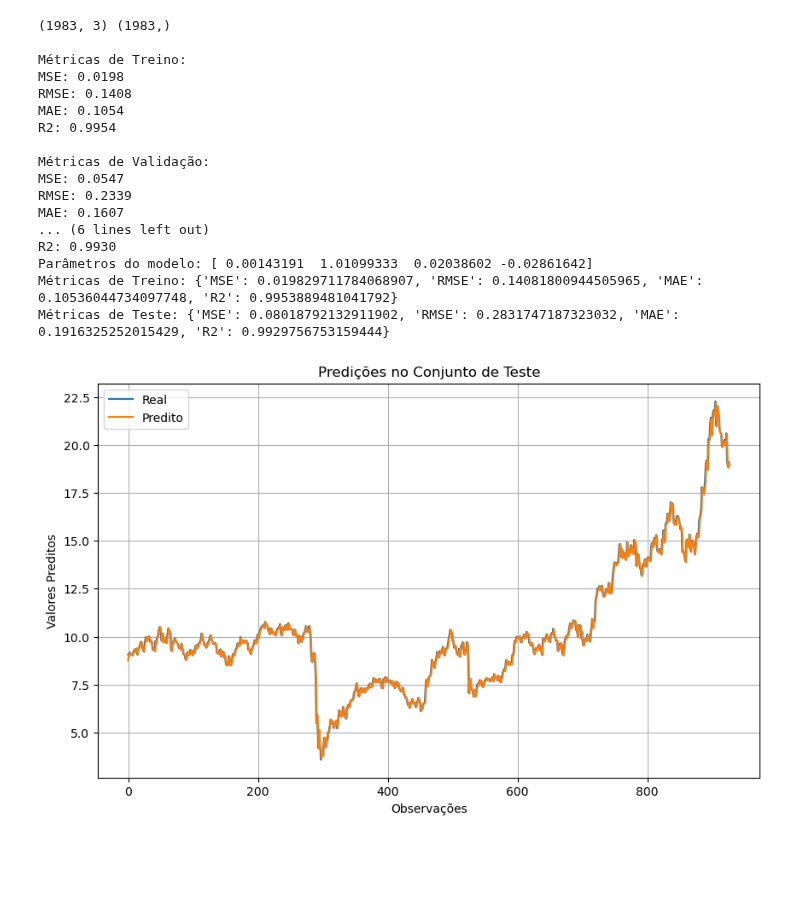
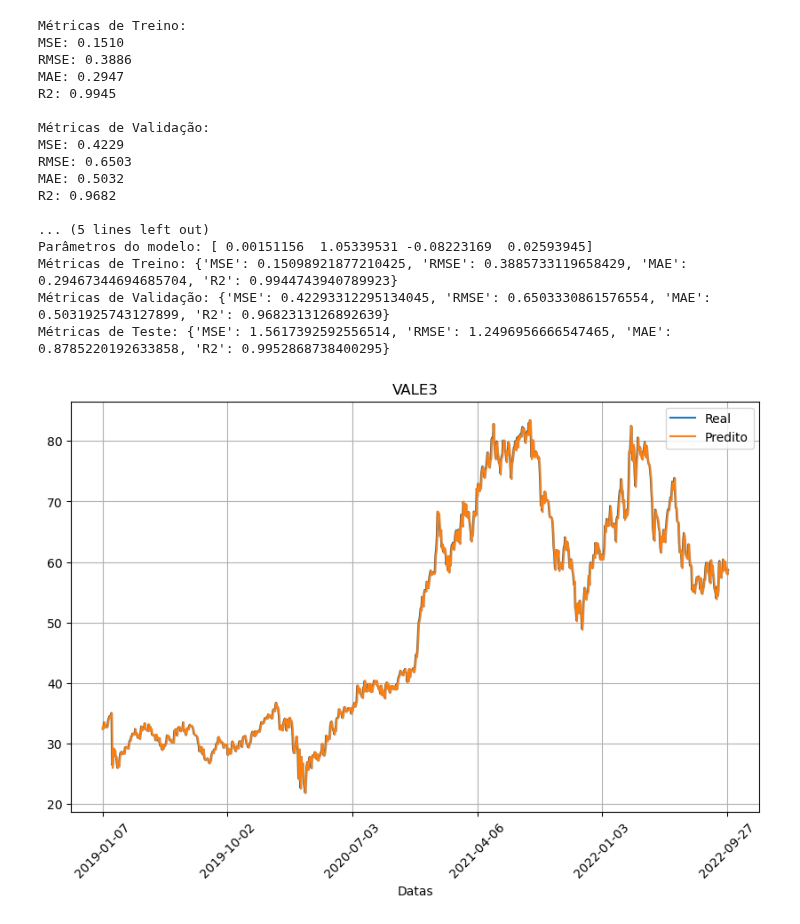
Before and after one commit to diogobrasil/analises-tcc-cripto, a Jupyter notebook: main/notebooks/linear_regression_analysis/linear_regression_analysis.ipynb, the cells around one changed output. Saved outputs shown, nothing was run; the diff lists cells and outputs as text; code cells hidden in the pictures; blank space fills up the shorter version.

Commit message:
Add date to x-axis in prediction vs. actual value graph

```diff
--- a/main/notebooks/linear_regression_analysis/linear_regression_analysis.ipynb
+++ b/main/notebooks/linear_regression_analysis/linear_regression_analysis.ipynb
@@ -18,38 +19,47 @@ window = 3
+# %%
+target = "VALE3"
 # %%
+
 # Chama a função para treinar e avaliar o modelo
 model, theta, train_metrics, val_metrics, test_metrics, y_test, test_predictions = train_and_evaluate(csv_path, target, window)
 
-# Exibe os parâmetros do modelo e as métricas de treino e teste
+# Exibe os parâmetros do modelo e as métricas de treino, validação e teste
 print("Parâmetros do modelo:", theta)
 print("Métricas de Treino:", train_metrics)
+print("Métricas de Validação:", val_metrics)
 print("Métricas de Teste:", test_metrics)
 
 # Visualiza os resultados
 plt.figure(figsize=(10, 6))
 plt.plot(y_test, label='Real')
-plt.plot(test_predictions, label='Predito')  # O predito agora é tracejado
-plt.title("Predições no Conjunto de Teste")
-plt.xlabel('Observações')
-plt.ylabel('Valores Preditos')
+plt.plot(test_predictions, label='Predito',)
+
+# Adiciona as datas no eixo x
+num_dates = len(y_test)
+step = num_dates // 5  # Define o intervalo para 5 datas
+plt.xticks(ticks=range(0, num_dates, step), labels=dates[-num_dates::step], rotation=45)
+
+plt.title(target)
+plt.xlabel('Datas')
 plt.grid(True)
 plt.legend()
 plt.show()
 # %% [output]
-(1983, 3) (1983,)
-
 Métricas de Treino:
-MSE: 0.0198
-RMSE: 0.1408
-MAE: 0.1054
-R2: 0.9954
+MSE: 0.1510
+RMSE: 0.3886
+MAE: 0.2947
+R2: 0.9945
 
 Métricas de Validação:
-MSE: 0.0547
-RMSE: 0.2339
-MAE: 0.1607
-... (6 lines left out)
-R2: 0.9930
-Parâmetros do modelo: [ 0.00143191  1.01099333  0.02038602 -0.02861642]
-Métricas de Treino: {'MSE': 0.019829711784068907, 'RMSE': 0.14081800944505965, 'MAE': 0.10536044734097748, 'R2': 0.9953889481041792}
-Métricas de Teste: {'MSE': 0.08018792132911902, 'RMSE': 0.2831747187323032, 'MAE': 0.1916325252015429, 'R2': 0.9929756753159444}
+MSE: 0.4229
+RMSE: 0.6503
+MAE: 0.5032
+R2: 0.9682
+
+... (5 lines left out)
+Parâmetros do modelo: [ 0.00151156  1.05339531 -0.08223169  0.02593945]
+Métricas de Treino: {'MSE': 0.15098921877210425, 'RMSE': 0.3885733119658429, 'MAE': 0.29467344694685704, 'R2': 0.9944743940789923}
+Métricas de Validação: {'MSE': 0.42293312295134045, 'RMSE': 0.6503330861576554, 'MAE': 0.5031925743127899, 'R2': 0.9682313126892639}
+Métricas de Teste: {'MSE': 1.5617392592556514, 'RMSE': 1.2496956666547465, 'MAE': 0.8785220192633858, 'R2': 0.9952868738400295}
-[figure, old version]
+[figure, new version]
```
Also changed, not shown: parts of 3 cells of this notebook.
